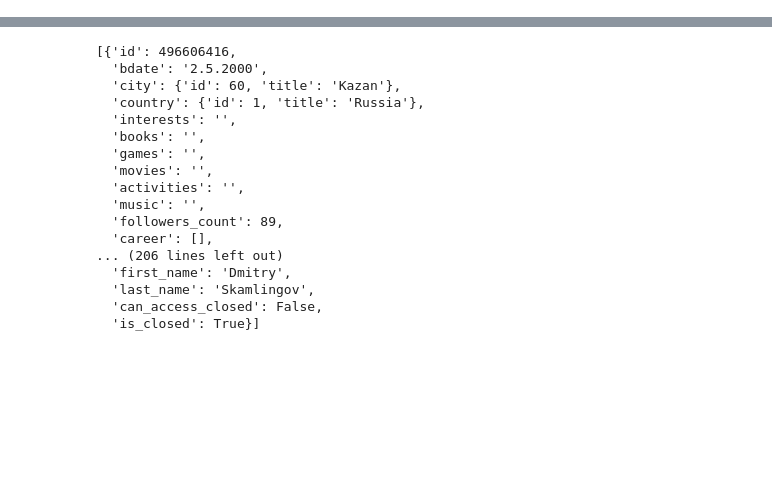
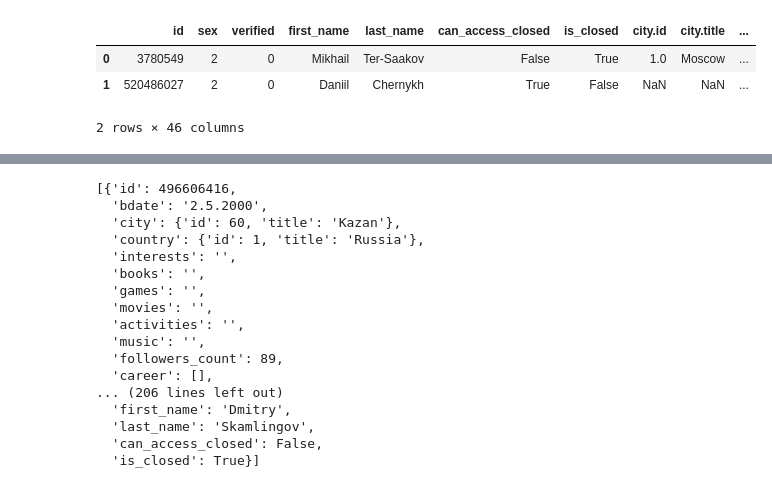
Before and after one commit to geniusserg/UserGenerator, a Jupyter notebook: research.ipynb, the cells around one changed output, grey strips where cells are left out. Saved outputs shown, nothing was run; the diff lists cells and outputs as text; code cells hidden in the pictures; blank space fills up the shorter version.

```diff
--- a/research.ipynb
+++ b/research.ipynb
@@ -16,0 +178,8 @@ recsys_matrix.loc[:, (~recsys_matrix.isna()).sum() > 3]
+# %%
+df = users_transfrom_json_to_pandas(users_info)
+df
+# %% [output]
+|  | id | sex | verified | first_name | last_name | can_access_closed | is_closed | city.id | city.title | ... |
+| 0 | 3780549 | 2 | 0 | Mikhail | Ter-Saakov | False | True | 1.0 | Moscow | ... |
+| 1 | 520486027 | 2 | 0 | Daniil | Chernykh | True | False | NaN | NaN | ... |
+2 rows × 46 columns
```
Also changed, not shown: parts of 18 cells of this notebook, 4 other files.
